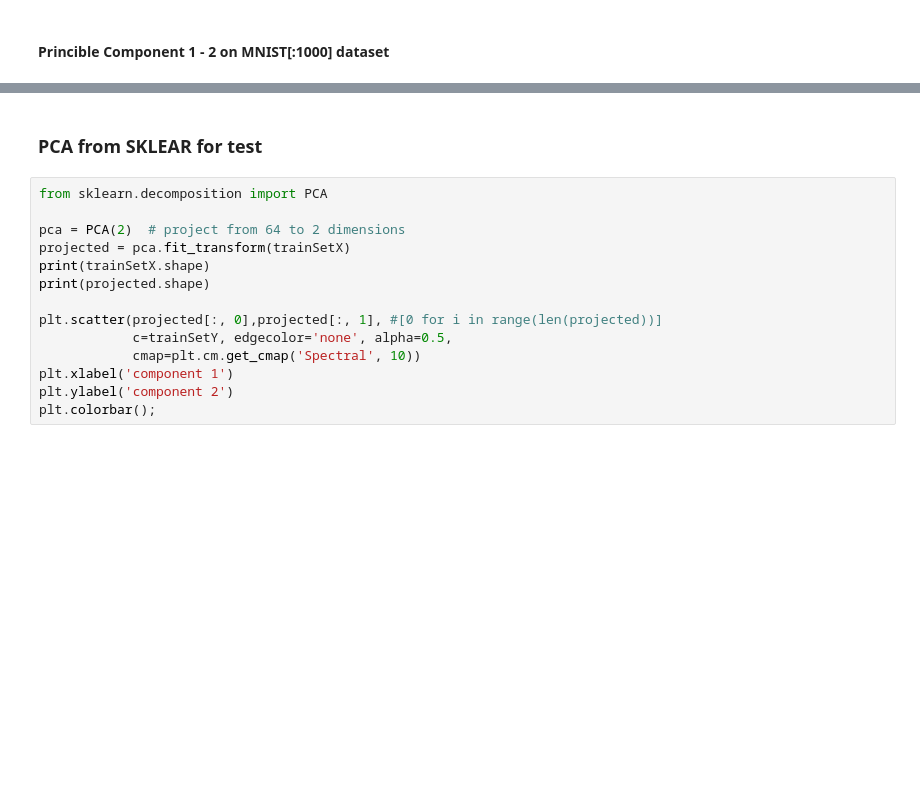
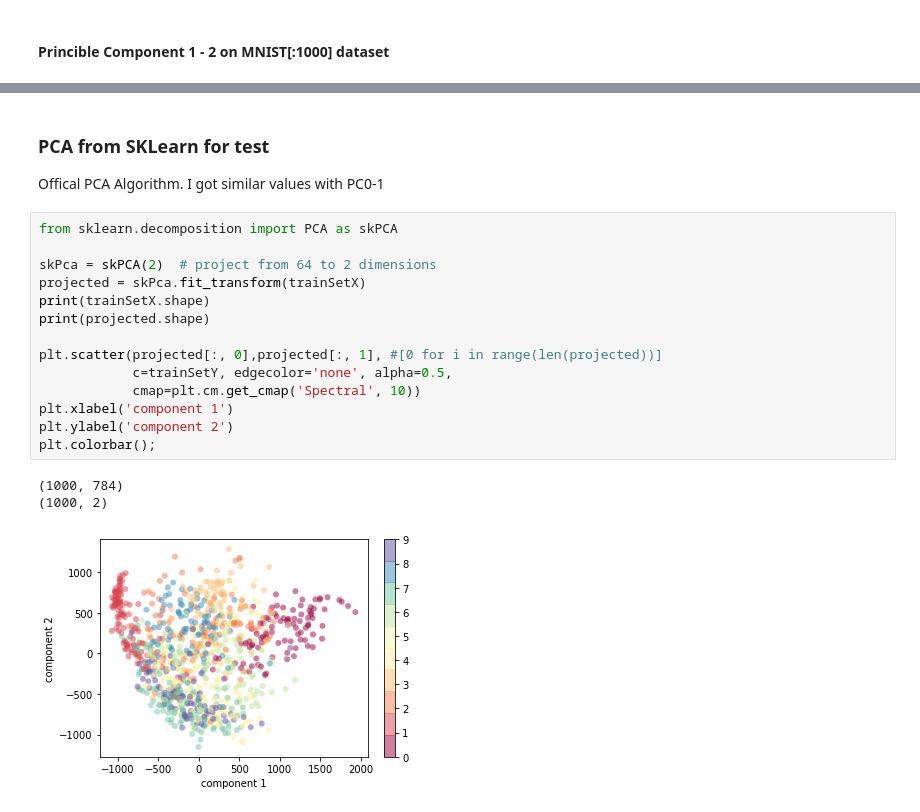
Before and after one commit to GTU-Projects/CSE455_MachineLearning_2018, a Jupyter notebook: HW3_PCA/HW3_MEN_HASAN_131044009.ipynb, the cells around one changed output, grey strips where cells are left out. Drawn from its saved outputs; the diff is of its cells as text; blank space fills up the shorter version.

```diff
--- a/HW3_PCA/HW3_MEN_HASAN_131044009.ipynb
+++ b/HW3_PCA/HW3_MEN_HASAN_131044009.ipynb
@@ -115,17 +115,23 @@ Casting complex values to real discards the imaginary part
 [figure]
 # %% [markdown]
-### PCA from SKLEAR for test
+### PCA from SKLearn for test
+
+Offical PCA Algorithm. I got similar values with PC0-1
 # %%
-from sklearn.decomposition import PCA
+from sklearn.decomposition import PCA as skPCA
 
-pca = PCA(2)  # project from 64 to 2 dimensions
-projected = pca.fit_transform(trainSetX)
+skPca = skPCA(2)  # project from 64 to 2 dimensions
+projected = skPca.fit_transform(trainSetX)
 print(trainSetX.shape)
 print(projected.shape)
 
 plt.scatter(projected[:, 0],projected[:, 1], #[0 for i in range(len(projected))]
             c=trainSetY, edgecolor='none', alpha=0.5,
             cmap=plt.cm.get_cmap('Spectral', 10))
 plt.xlabel('component 1')
 plt.ylabel('component 2')
 plt.colorbar();
+# %% [output]
+(1000, 784)
+(1000, 2)
+[figure, added]
```
Also changed, not shown: parts of 15 cells of this notebook.
